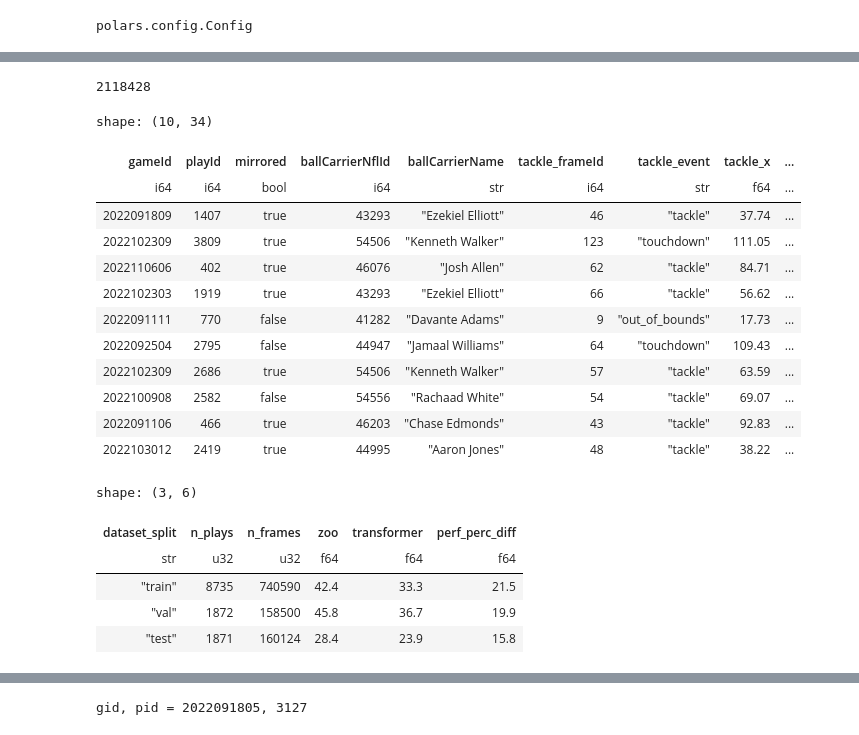
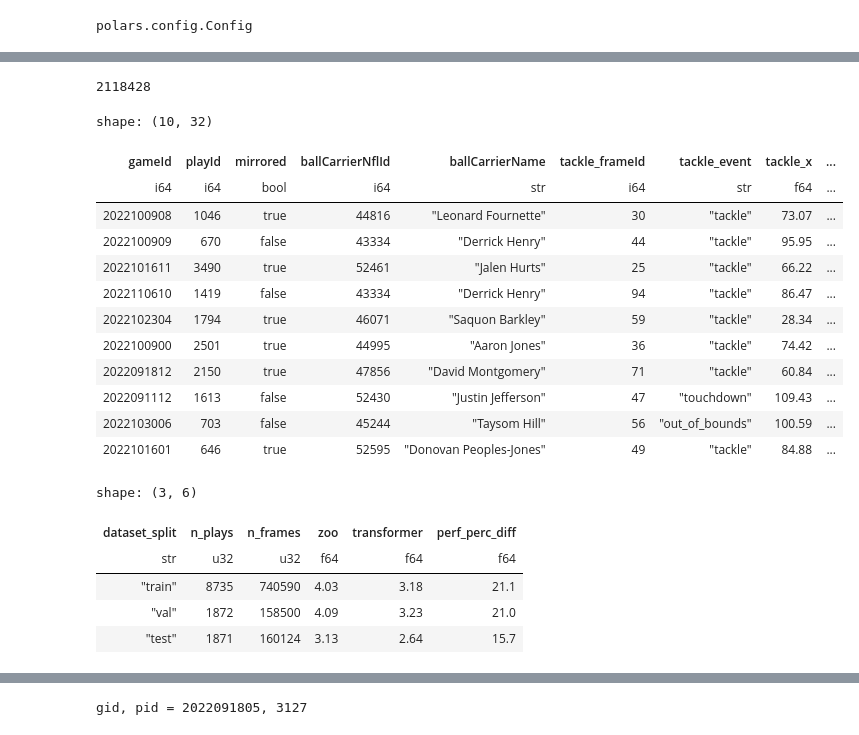
Before and after one commit to SumerSports/SportsTrackingTransformer, a Jupyter notebook: results/results_analysis.ipynb, the cells around one changed output, grey strips where cells are left out. Drawn from its saved outputs; the diff is of its cells as text; code cells hidden in the pictures.

```diff
--- a/results/results_analysis.ipynb
+++ b/results/results_analysis.ipynb
@@ -26,44 +26,36 @@ shape: (3, 36)
 # %%
 results_df = (
     pl.concat(
         [
-            pl.read_parquet("../data/best_models/zoo/best_model_results.parquet"),
-            pl.read_parquet("../data/best_models/transformer/best_model_results.parquet"),
+            pl.read_parquet("../models/best_models/zoo/best_model_results.parquet"),
+            pl.read_parquet("../models/best_models/transformer/best_model_results.parquet"),
         ]
     )
     .join(
         tracking_df.filter(pl.col("is_ball_carrier") == 1)
         .select(["x", "y", "gameId", "playId", "frameId", "mirrored", "event"])
         .rename({"x": "ball_carrier_x", "y": "ball_carrier_y"}),
         on=["gameId", "playId", "frameId", "mirrored"],
         how="inner",
     )
-    .with_columns(
-        frame_difference_from_tackle=(pl.col("tackle_frameId") - pl.col("frameId")),
-    )
-    .with_columns(
-        frame_difference_from_tackle_cat=pl.col("frame_difference_from_tackle").cut(
-            range(-10, 51, 5), left_closed=True
-        ),
-    )
 )
 print(len(results_df))
 results_df.sample(10)
 # %% [output]
 2118428
-shape: (10, 34)
+shape: (10, 32)
 | gameId | playId | mirrored | ballCarrierNflId | ballCarrierName | tackle_frameId | tackle_event | tackle_x | ... |
 | i64 | i64 | bool | i64 | str | i64 | str | f64 | ... |
-| 2022091809 | 1407 | true | 43293 | "Ezekiel Elliott" | 46 | "tackle" | 37.74 | ... |
-| 2022102309 | 3809 | true | 54506 | "Kenneth Walker" | 123 | "touchdown" | 111.05 | ... |
-| 2022110606 | 402 | true | 46076 | "Josh Allen" | 62 | "tackle" | 84.71 | ... |
-| 2022102303 | 1919 | true | 43293 | "Ezekiel Elliott" | 66 | "tackle" | 56.62 | ... |
-| 2022091111 | 770 | false | 41282 | "Davante Adams" | 9 | "out_of_bounds" | 17.73 | ... |
-| 2022092504 | 2795 | false | 44947 | "Jamaal Williams" | 64 | "touchdown" | 109.43 | ... |
-| 2022102309 | 2686 | true | 54506 | "Kenneth Walker" | 57 | "tackle" | 63.59 | ... |
-| 2022100908 | 2582 | false | 54556 | "Rachaad White" | 54 | "tackle" | 69.07 | ... |
-| 2022091106 | 466 | true | 46203 | "Chase Edmonds" | 43 | "tackle" | 92.83 | ... |
-| 2022103012 | 2419 | true | 44995 | "Aaron Jones" | 48 | "tackle" | 38.22 | ... |
+| 2022100908 | 1046 | true | 44816 | "Leonard Fournette" | 30 | "tackle" | 73.07 | ... |
+| 2022100909 | 670 | false | 43334 | "Derrick Henry" | 44 | "tackle" | 95.95 | ... |
+| 2022101611 | 3490 | true | 52461 | "Jalen Hurts" | 25 | "tackle" | 66.22 | ... |
+| 2022110610 | 1419 | false | 43334 | "Derrick Henry" | 94 | "tackle" | 86.47 | ... |
+| 2022102304 | 1794 | true | 46071 | "Saquon Barkley" | 59 | "tackle" | 28.34 | ... |
+| 2022100900 | 2501 | true | 44995 | "Aaron Jones" | 36 | "tackle" | 74.42 | ... |
+| 2022091812 | 2150 | true | 47856 | "David Montgomery" | 71 | "tackle" | 60.84 | ... |
+| 2022091112 | 1613 | false | 52430 | "Justin Jefferson" | 47 | "touchdown" | 109.43 | ... |
+| 2022103006 | 703 | false | 45244 | "Taysom Hill" | 56 | "out_of_bounds" | 100.59 | ... |
+| 2022101601 | 646 | true | 52595 | "Donovan Peoples-Jones" | 49 | "tackle" | 84.88 | ... |
 # %%
 # from sklearn.metrics import mean_squared_error
 # from torch.nn.functional import mse_loss
@@ -71,12 +63,12 @@ shape: (10, 34)
 import numpy as np
 
 
-def calculate_mse(x: pl.Series, y: pl.Series, xhat: pl.Series, yhat: pl.Series):
-    """
-    Calculate the mean squared error between the predicted and true values of x and y.
-    """
-    x, y, xhat, yhat = x.to_numpy(), y.to_numpy(), xhat.to_numpy(), yhat.to_numpy()
-    return np.mean((np.array([xhat - x, yhat - y]) ** 2).mean(axis=0))
+# def calculate_mse(x: pl.Series, y: pl.Series, xhat: pl.Series, yhat: pl.Series):
+#     """
+#     Calculate the mean squared error between the predicted and true values of x and y.
+#     """
+#     x, y, xhat, yhat = x.to_numpy(), y.to_numpy(), xhat.to_numpy(), yhat.to_numpy()
+#     return np.mean((np.array([xhat - x, yhat - y]) ** 2).mean(axis=0))
 
 
 def calculate_mae(x: pl.Series, y: pl.Series, xhat: pl.Series, yhat: pl.Series):
@@ -94,10 +86,9 @@ def calculate_mae(x: pl.Series, y: pl.Series, xhat: pl.Series, yhat: pl.Series):
         n_plays=pl.struct(["gameId", "playId"]).n_unique(),
         score=pl.map_groups(
             exprs=["tackle_x", "tackle_y", "tackle_x_pred", "tackle_y_pred"],
-            function=lambda list_of_series: calculate_mse(*list_of_series),
-            # function=lambda list_of_series: calculate_mae(*list_of_series),
+            function=lambda list_of_series: calculate_mae(*list_of_series),
             returns_scalar=True,
-        ).round(1),
+        ).round(2),
     )
     .pivot(values="score", columns=["model_type"], index=["dataset_split", "n_plays", "n_frames"])
     .with_columns(perf_perc_diff=((pl.col("zoo") - pl.col("transformer")) * 100 / pl.col("zoo")).round(1))
@@ -106,6 +97,6 @@ def calculate_mae(x: pl.Series, y: pl.Series, xhat: pl.Series, yhat: pl.Series):
 shape: (3, 6)
 | dataset_split | n_plays | n_frames | zoo | transformer | perf_perc_diff |
 | str | u32 | u32 | f64 | f64 | f64 |
-| "train" | 8735 | 740590 | 42.4 | 33.3 | 21.5 |
-| "val" | 1872 | 158500 | 45.8 | 36.7 | 19.9 |
-| "test" | 1871 | 160124 | 28.4 | 23.9 | 15.8 |
+| "train" | 8735 | 740590 | 4.03 | 3.18 | 21.1 |
+| "val" | 1872 | 158500 | 4.09 | 3.23 | 21.0 |
+| "test" | 1871 | 160124 | 3.13 | 2.64 | 15.7 |
```
Also changed, not shown: parts of 8 cells of this notebook, 3 other files.
